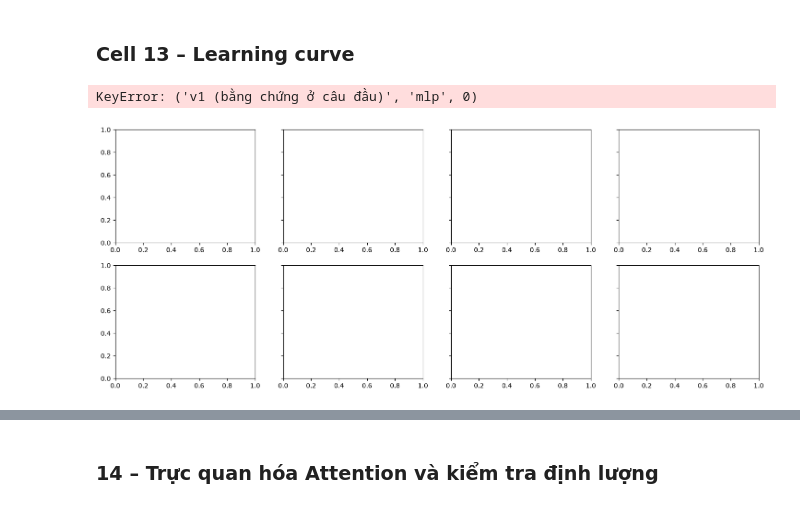
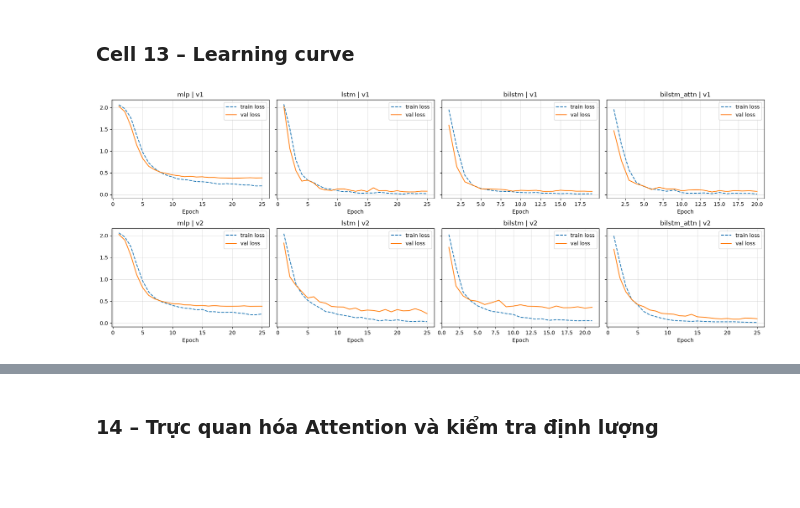
Before and after one commit to ChiEma369/techtrail-ai-engine-v1, a Jupyter notebook: IT_career_classification.ipynb, the cells around one changed output, grey strips where cells are left out. Cells and saved outputs as stored; diff of their text form; code cells hidden in the pictures; blank space fills up the shorter version.

Commit message:
Lưu hist_store toàn bộ mô hình, sửa lỗi vẽ learning curve và hoàn thiện đánh giá

```diff
--- a/IT_career_classification.ipynb
+++ b/IT_career_classification.ipynb
@@ -428,11 +428,11 @@ def run_one(mode, loaders, seed, epochs=25, lr=2e-3, hidden=128, dropout=0.3, pa
                                   hidden_dim=hidden, dropout=dropout).to(device)
     opt = optim.Adam(model.parameters(), lr=lr, weight_decay=weight_decay)
     sched = optim.lr_scheduler.ReduceLROnPlateau(opt, mode='min', factor=0.5, patience=2)
-    best_loss, best_state, bad = float('inf'), None, 0
+    best_loss, best_state, bad = float('inf'), copy.deepcopy(model.state_dict()), 0
     hist = {'train_loss': [], 'val_loss': [], 'train_acc': [], 'val_acc': []}
     for ep in range(epochs):
         tl, ta = train_one_epoch(model, loaders['train'], crit, opt, device)
-        vl, va, _, _ = evaluate(model, loaders['val'], nn.CrossEntropyLoss(), device)
+        vl, va, _, _ = evaluate(model, loaders['val'], crit, device)
         sched.step(vl)
         for k, v in zip(hist, (tl, vl, ta, va)): hist[k].append(v)
         if vl < best_loss:
@@ -444,10 +444,10 @@ def run_one(mode, loaders, seed, epochs=25, lr=2e-3, hidden=128, dropout=0.3, pa
     res = {'mode': mode, 'seed': seed, 'params': sum(p.numel() for p in model.parameters() if p.requires_grad),
            'epochs': len(hist['val_loss']), 'best_val_loss': best_loss, 'train_time': time.time() - t0}
     if eval_test:
-        _, acc, preds, labels = evaluate(model, loaders['test'], nn.CrossEntropyLoss(), device)
+        _, acc, preds, labels = evaluate(model, loaders['test'], crit, device)
         res.update(test_acc=acc, macro_f1=f1_score(labels, preds, average='macro'), preds=preds, labels=labels)
         if extra_test is not None:
-            _, res['test_acc_shuffled'], _, _ = evaluate(model, extra_test, nn.CrossEntropyLoss(), device)
+            _, res['test_acc_shuffled'], _, _ = evaluate(model, extra_test, crit, device)
     return model, hist, res
 
 t0 = time.time()
@@ -463,11 +463,12 @@ MODES = ['mlp', 'rnn', 'gru', 'lstm', 'lstm_attn', 'bilstm', 'bilstm_attn']
 L1s = make_loaders(v1, permute_test=True)
 L2s = make_loaders(v2, permute_test=True)
 
-rows, store, preds_store = [], {}, {}
+rows, store, preds_store, hist_store = [], {}, {}, {}
 for ver, L, Ls in [('v1 (bằng chứng ở câu đầu)', L1, L1s), ('v2 (vị trí ngẫu nhiên)', L2, L2s)]:
     for mode in MODES:
         for seed in SEEDS:
             model, hist, r = run_one(mode, L, seed, extra_test=Ls['test'])
+            hist_store[(ver, mode, seed)] = hist
             if mode == 'bilstm_attn':
                 store[(ver, seed)] = (model, hist)
                 preds_store[(ver, seed)] = (r['preds'], r['labels'])
@@ -521,31 +522,28 @@ xong v2 (vị trí ngẫu nhiên) / bilstm_attn
 # %% [markdown]
 ### Cell 13 – Learning curve
 # %%
-if 'hist_store' not in locals() or not hist_store:
-    hist_store = {k: v[1] for k, v in store.items()}
-
+os.makedirs('results', exist_ok=True)
 fig, axes = plt.subplots(2, 4, figsize=(18, 7), sharey='row')
 vers = ['v1 (bằng chứng ở câu đầu)', 'v2 (vị trí ngẫu nhiên)']
 for i, ver in enumerate(vers):
     for j, mode in enumerate(['mlp', 'lstm', 'bilstm', 'bilstm_attn']):
         h = hist_store[(ver, mode, 0)]
         ep = range(1, len(h['train_loss']) + 1)
         ax = axes[i, j]
         ax.plot(ep, h['train_loss'], '--', label='train loss')
         ax.plot(ep, h['val_loss'], '-', label='val loss')
         ax.set_title(f'{mode} | {ver[:2]}'); ax.set_xlabel('Epoch'); ax.grid(alpha=.4); ax.legend()
 plt.tight_layout(); plt.savefig('results/overfit_loss_curves.png', dpi=200); plt.show()
 
 gap = []
 for (ver, mode, seed), h in hist_store.items():
     b = int(np.argmin(h['val_loss']))
     gap.append({'data': ver[:2], 'model': mode, 'epoch_dừng': len(h['val_loss']), 'epoch_tốt_nhất': b + 1,
                 'train_loss': h['train_loss'][b], 'val_loss': h['val_loss'][b],
                 'train_acc': h['train_acc'][b], 'val_acc': h['val_acc'][b]})
 gap = pd.DataFrame(gap).groupby(['data', 'model'], sort=False).mean().round(4)
 gap['gap_loss'] = (gap.val_loss - gap.train_loss).round(4)
 gap['gap_acc'] = (gap.train_acc - gap.val_acc).round(4)
 gap.to_csv('results/overfit_gap.csv'); gap
 # %% [output]
-KeyError: ('v1 (bằng chứng ở câu đầu)', 'mlp', 0)
-[figure, old version]
+[figure, new version]
```
Also changed, not shown: parts of 3 cells of this notebook, 1 other file.
